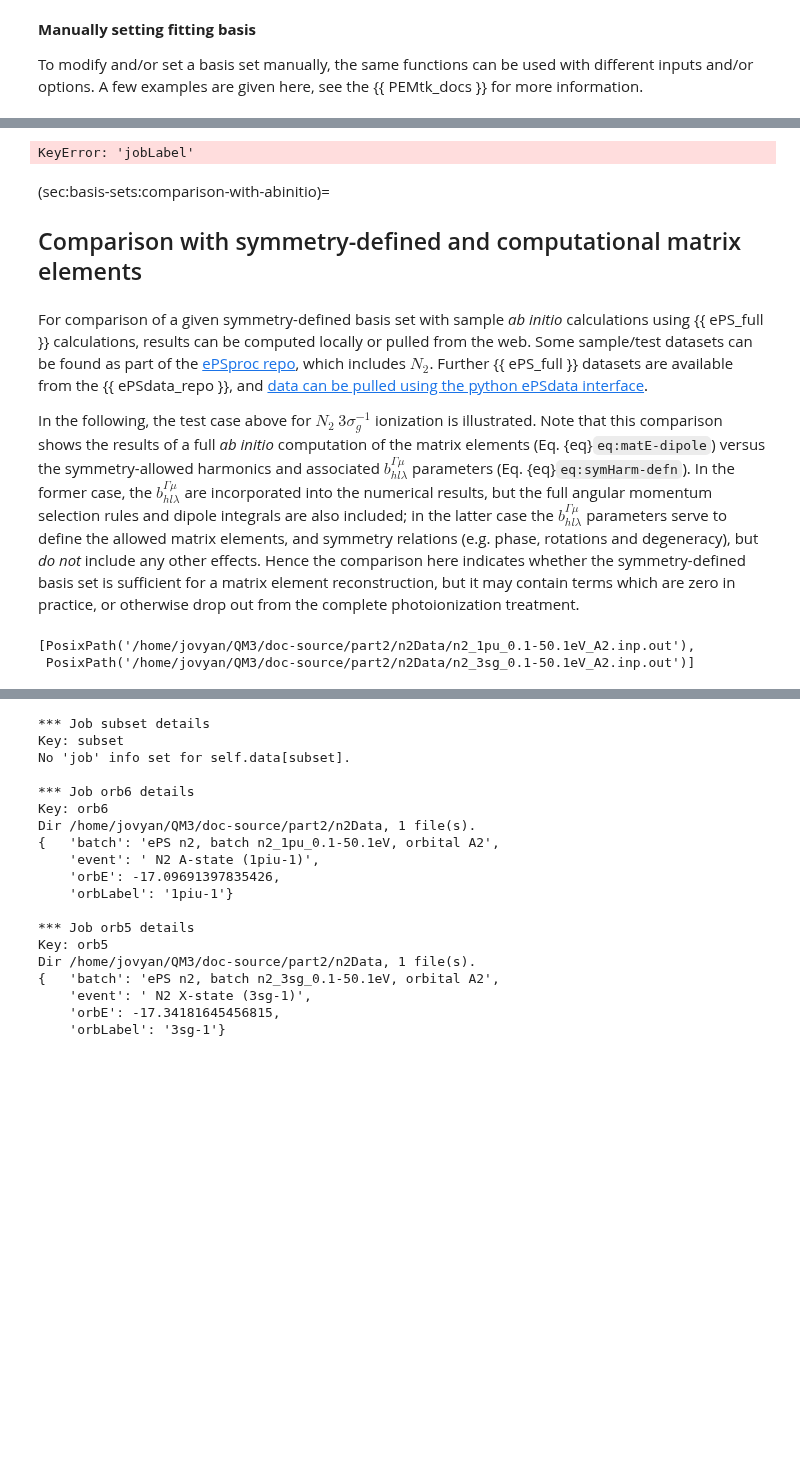
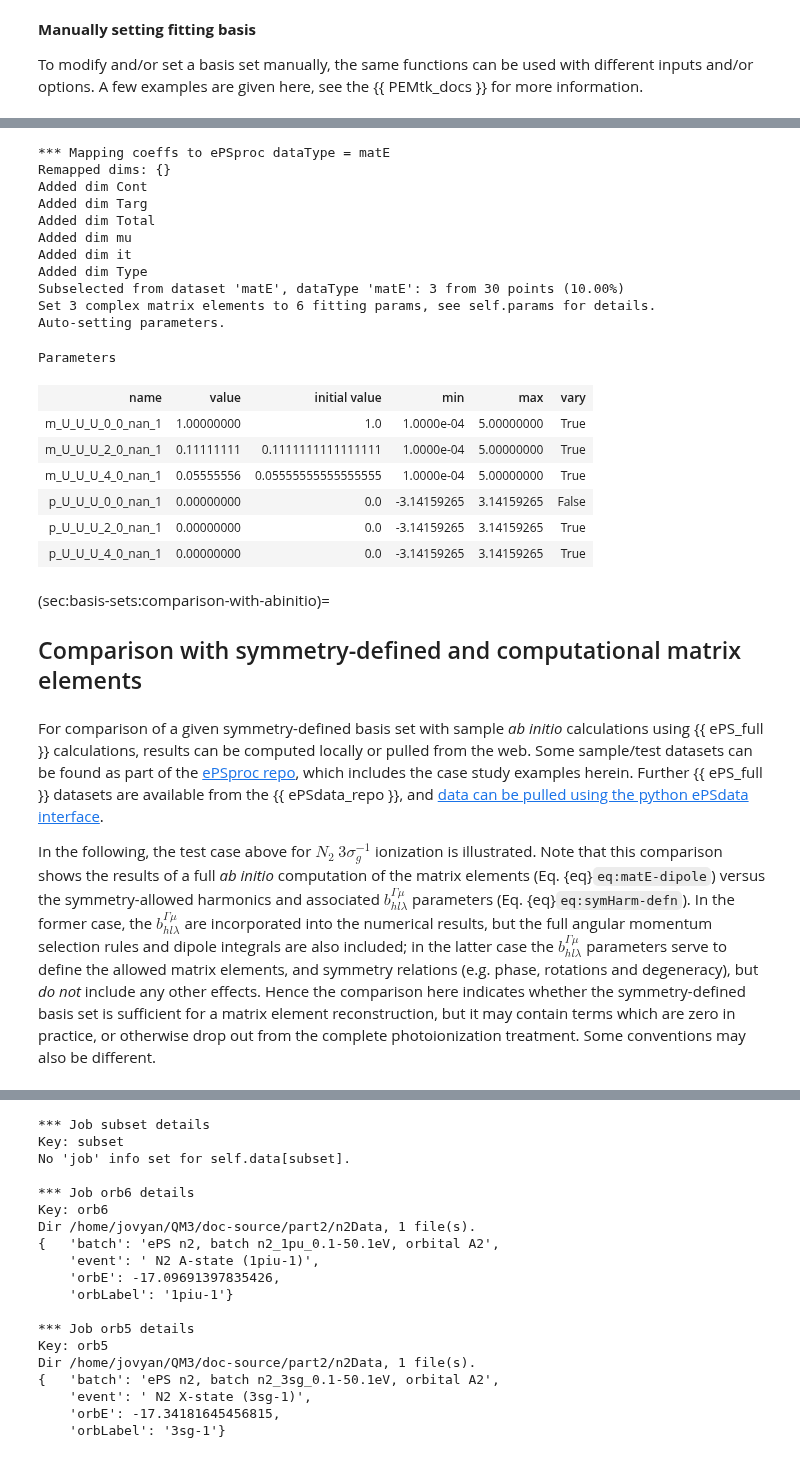
Before and after one commit to phockett/Quantum-Metrology-with-Photoelectrons-Vol3, a Jupyter notebook: doc-source/part2/sym-fitting-intro_240723.ipynb, the cells around one changed output, grey strips where cells are left out. Cells and saved outputs as stored; diff of their text form; code cells hidden in the pictures; blank space fills up the shorter version.

Commit message:
Updated final section and download code.

```diff
--- a/doc-source/part2/sym-fitting-intro_240723.ipynb
+++ b/doc-source/part2/sym-fitting-intro_240723.ipynb
@@ -795,46 +804,37 @@ dataManual.data['matE'].pd
 # %%
 # To use manual settings for fitting, set `conformDims=True` to ensure ePSproc labelling
 dataManual.setMatE(data = [[0,0, *np.ones(EPoints)], [2,0, *np.linspace(0,1,EPoints)], [4,0, *np.linspace(0,0.5,EPoints)]],
              dataNames=['l','m'], conformDims=True)
 
 # Then use as normal
-data.selOpts['matE'] = {'thres': 0.01, 'inds': {'Type':'U', 'Eke':1} }
-data.setSubset(dataKey = 'matE', dataType = 'matE')
-data.data[data.subKey]['matE']['it'] = [1]   # In some cases NaN values may need to be set for setMatEFit.
-data.setMatEFit()
+dataManual.selOpts['matE'] = {'thres': 0.01, 'inds': {'Type':'U', 'Eke':1} }
+dataManual.setSubset(dataKey = 'matE', dataType = 'matE')
+dataManual.data[data.subKey]['matE']['it'] = [1]   # In some cases NaN values may need to be set for setMatEFit.
+dataManual.setMatEFit()
 # %% [output]
-KeyError: 'jobLabel'
+*** Mapping coeffs to ePSproc dataType = matE
+Remapped dims: {}
+Added dim Cont
+Added dim Targ
+Added dim Total
+Added dim mu
+Added dim it
+Added dim Type
+Subselected from dataset 'matE', dataType 'matE': 3 from 30 points (10.00%)
+Set 3 complex matrix elements to 6 fitting params, see self.params for details.
+Auto-setting parameters.
+Parameters
+| name | value | initial value | min | max | vary |
+| m_U_U_U_0_0_nan_1 | 1.00000000 | 1.0 | 1.0000e-04 | 5.00000000 | True |
+| m_U_U_U_2_0_nan_1 | 0.11111111 | 0.1111111111111111 | 1.0000e-04 | 5.00000000 | True |
+| m_U_U_U_4_0_nan_1 | 0.05555556 | 0.05555555555555555 | 1.0000e-04 | 5.00000000 | True |
+| p_U_U_U_0_0_nan_1 | 0.00000000 | 0.0 | -3.14159265 | 3.14159265 | False |
+| p_U_U_U_2_0_nan_1 | 0.00000000 | 0.0 | -3.14159265 | 3.14159265 | True |
+| p_U_U_U_4_0_nan_1 | 0.00000000 | 0.0 | -3.14159265 | 3.14159265 | True |
 # %% [markdown]
 (sec:basis-sets:comparison-with-abinitio)=
 ## Comparison with symmetry-defined and computational matrix elements
 # %% [markdown]
-For comparison of a given symmetry-defined basis set with sample _ab initio_ calculations using {{ ePS_full }} calculations, results can be computed locally or pulled from the web. Some sample/test datasets can be found as part of the [ePSproc repo](https://github.com/phockett/ePSproc/tree/master/data), which includes $N_2$. Further {{ ePS_full }} datasets are available from the {{ ePSdata_repo }}, and [data can be pulled using the python ePSdata interface](https://epsproc.readthedocs.io/en/dev/demos/ePSdata_download_demo_300720.html).
+For comparison of a given symmetry-defined basis set with sample _ab initio_ calculations using {{ ePS_full }} calculations, results can be computed locally or pulled from the web. Some sample/test datasets can be found as part of the [ePSproc repo](https://github.com/phockett/ePSproc/tree/master/data), which includes the case study examples herein. Further {{ ePS_full }} datasets are available from the {{ ePSdata_repo }}, and [data can be pulled using the python ePSdata interface](https://epsproc.readthedocs.io/en/dev/demos/ePSdata_download_demo_300720.html).
 
-In the following, the test case above for $N_2~3\sigma_g^{-1}$ ionization is illustrated. Note that this comparison shows the results of a full _ab initio_ computation of the matrix elements (Eq. {eq}`eq:matE-dipole`) versus the symmetry-allowed harmonics and associated $b_{hl\lambda}^{\Gamma\mu}$ parameters (Eq. {eq}`eq:symHarm-defn`). In the former case, the $b_{hl\lambda}^{\Gamma\mu}$ are incorporated into the numerical results, but the full angular momentum selection rules and dipole integrals are also included; in the latter case the $b_{hl\lambda}^{\Gamma\mu}$ parameters serve to define the allowed matrix elements, and symmetry relations (e.g. phase, rotations and degeneracy), but _do not_ include any other effects. Hence the comparison here indicates whether the symmetry-defined basis set is sufficient for a matrix element reconstruction, but it may contain terms which are zero in practice, or otherwise drop out from the complete photoionization treatment.
+In the following, the test case above for $N_2~3\sigma_g^{-1}$ ionization is illustrated. Note that this comparison shows the results of a full _ab initio_ computation of the matrix elements (Eq. {eq}`eq:matE-dipole`) versus the symmetry-allowed harmonics and associated $b_{hl\lambda}^{\Gamma\mu}$ parameters (Eq. {eq}`eq:symHarm-defn`). In the former case, the $b_{hl\lambda}^{\Gamma\mu}$ are incorporated into the numerical results, but the full angular momentum selection rules and dipole integrals are also included; in the latter case the $b_{hl\lambda}^{\Gamma\mu}$ parameters serve to define the allowed matrix elements, and symmetry relations (e.g. phase, rotations and degeneracy), but _do not_ include any other effects. Hence the comparison here indicates whether the symmetry-defined basis set is sufficient for a matrix element reconstruction, but it may contain terms which are zero in practice, or otherwise drop out from the complete photoionization treatment. Some conventions may also be different.
-# %%
-# Pull N2 data from ePSproc Github repo
-import wget
-from pathlib import Path
-
-# URLs for test ePSproc datasets - n2
-# For more datasets use ePSdata, see https://epsproc.readthedocs.io/en/dev/demos/ePSdata_download_demo_300720.html
-urls = {'n2PU':"https://github.com/phockett/ePSproc/blob/master/data/photoionization/n2_multiorb/n2_1pu_0.1-50.1eV_A2.inp.out",
-        'n2SU':"https://github.com/phockett/ePSproc/blob/master/data/photoionization/n2_multiorb/n2_3sg_0.1-50.1eV_A2.inp.out"}
-
-# Set data dir
-dataPath = Path(Path.cwd(), 'n2Data')
-
-# Create and pull files if dir not present (NOTE doesn't check per file here)
-if not dataPath.is_dir():
-    dataPath.mkdir()
-
-    # Pull files with wget
-    for k,v in urls.items():
-        wget.download(v+'?raw=true',out=dataPath.as_posix())  # For Github add '?raw=true' to URL
-
-
-# List files
-list(dataPath.glob('*.out'))
-# %% [output]
-[PosixPath('/home/jovyan/QM3/doc-source/part2/n2Data/n2_1pu_0.1-50.1eV_A2.inp.out'),
- PosixPath('/home/jovyan/QM3/doc-source/part2/n2Data/n2_3sg_0.1-50.1eV_A2.inp.out')]
```
Also changed, not shown: parts of 18 cells of this notebook, 1 other file.
